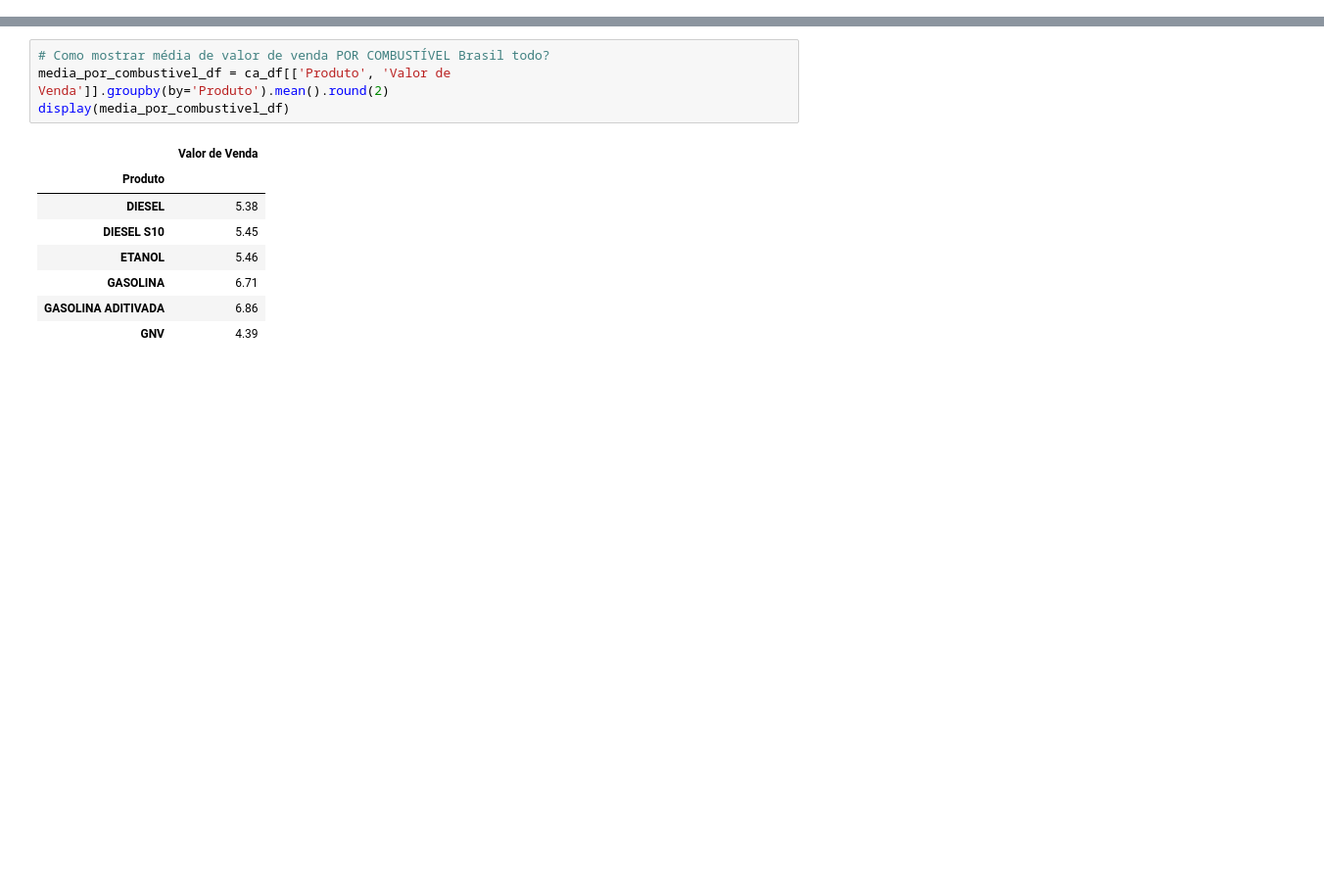
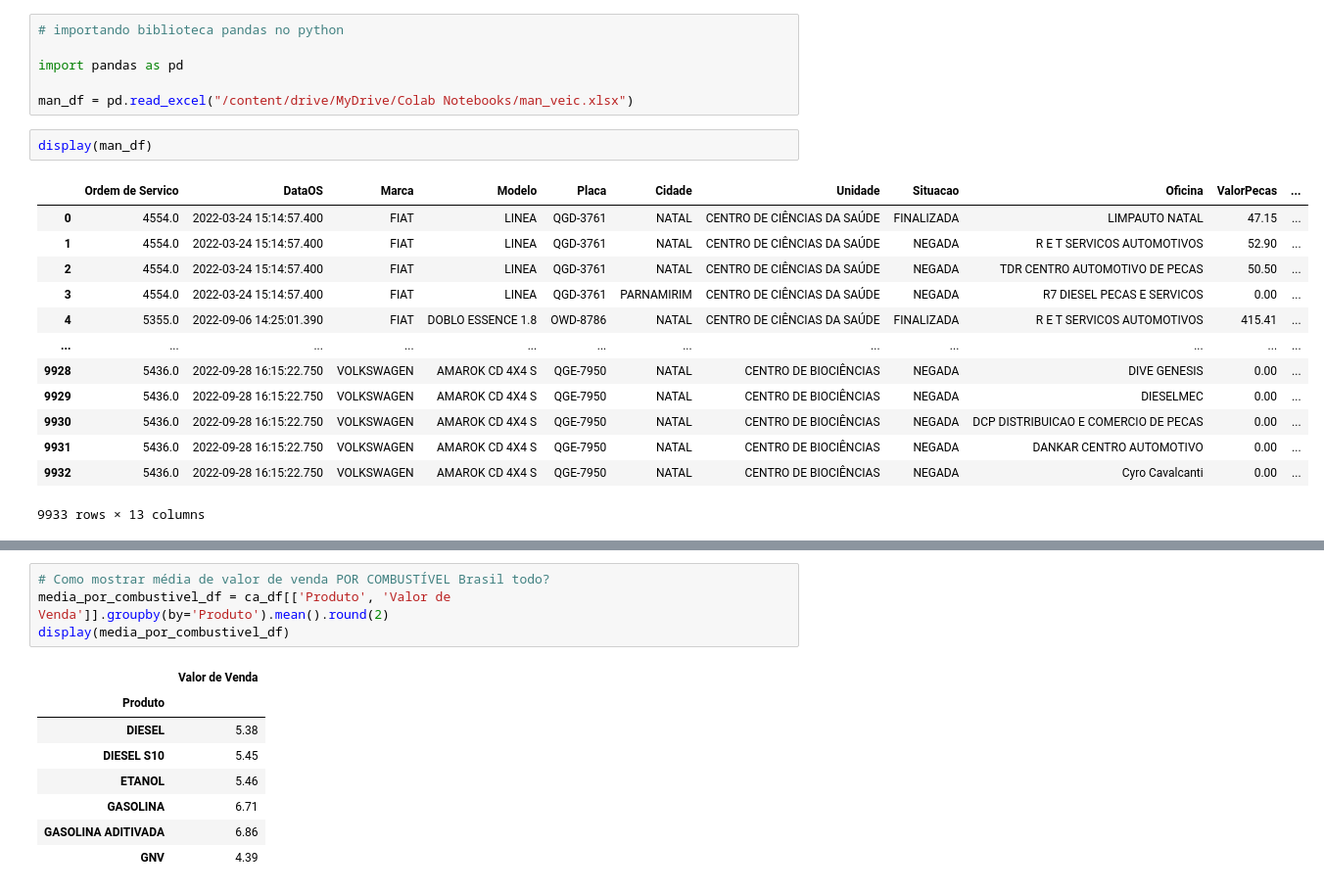
Before and after one commit to andersongiulliano/curso_extensao_pandas, a Jupyter notebook: PrimeiroExemploEmPandas.ipynb, the cells around one changed output, grey strips where cells are left out. Shown: that part at 98% size. Saved outputs shown, nothing was run; the diff lists cells and outputs as text; blank space fills up the shorter version.

```diff
--- a/PrimeiroExemploEmPandas.ipynb
+++ b/PrimeiroExemploEmPandas.ipynb
@@ -212,0 +11,22 @@ dtype: float64
+# %%
+# importando biblioteca pandas no python
+
+import pandas as pd
+
+man_df = pd.read_excel("/content/drive/MyDrive/Colab Notebooks/man_veic.xlsx")
+# %%
+display(man_df)
+# %% [output]
+|  | Ordem de Servico | DataOS | Marca | Modelo | Placa | Cidade | Unidade | Situacao | Oficina | ValorPecas | ... |
+| 0 | 4554.0 | 2022-03-24 15:14:57.400 | FIAT | LINEA | QGD-3761 | NATAL | CENTRO DE CIÊNCIAS DA SAÚDE | FINALIZADA | LIMPAUTO NATAL | 47.15 | ... |
+| 1 | 4554.0 | 2022-03-24 15:14:57.400 | FIAT | LINEA | QGD-3761 | NATAL | CENTRO DE CIÊNCIAS DA SAÚDE | NEGADA | R E T SERVICOS AUTOMOTIVOS | 52.90 | ... |
+| 2 | 4554.0 | 2022-03-24 15:14:57.400 | FIAT | LINEA | QGD-3761 | NATAL | CENTRO DE CIÊNCIAS DA SAÚDE | NEGADA | TDR CENTRO AUTOMOTIVO DE PECAS | 50.50 | ... |
+| 3 | 4554.0 | 2022-03-24 15:14:57.400 | FIAT | LINEA | QGD-3761 | PARNAMIRIM | CENTRO DE CIÊNCIAS DA SAÚDE | NEGADA | R7 DIESEL PECAS E SERVICOS | 0.00 | ... |
+| 4 | 5355.0 | 2022-09-06 14:25:01.390 | FIAT | DOBLO ESSENCE 1.8 | OWD-8786 | NATAL | CENTRO DE CIÊNCIAS DA SAÚDE | FINALIZADA | R E T SERVICOS AUTOMOTIVOS | 415.41 | ... |
+| ... | ... | ... | ... | ... | ... | ... | ... | ... | ... | ... | ... |
+| 9928 | 5436.0 | 2022-09-28 16:15:22.750 | VOLKSWAGEN | AMAROK CD 4X4 S | QGE-7950 | NATAL | CENTRO DE BIOCIÊNCIAS | NEGADA | DIVE GENESIS | 0.00 | ... |
+| 9929 | 5436.0 | 2022-09-28 16:15:22.750 | VOLKSWAGEN | AMAROK CD 4X4 S | QGE-7950 | NATAL | CENTRO DE BIOCIÊNCIAS | NEGADA | DIESELMEC | 0.00 | ... |
+| 9930 | 5436.0 | 2022-09-28 16:15:22.750 | VOLKSWAGEN | AMAROK CD 4X4 S | QGE-7950 | NATAL | CENTRO DE BIOCIÊNCIAS | NEGADA | DCP DISTRIBUICAO E COMERCIO DE PECAS | 0.00 | ... |
+| 9931 | 5436.0 | 2022-09-28 16:15:22.750 | VOLKSWAGEN | AMAROK CD 4X4 S | QGE-7950 | NATAL | CENTRO DE BIOCIÊNCIAS | NEGADA | DANKAR CENTRO AUTOMOTIVO | 0.00 | ... |
+| 9932 | 5436.0 | 2022-09-28 16:15:22.750 | VOLKSWAGEN | AMAROK CD 4X4 S | QGE-7950 | NATAL | CENTRO DE BIOCIÊNCIAS | NEGADA | Cyro Cavalcanti | 0.00 | ... |
+9933 rows × 13 columns
```
Also changed, not shown: parts of 33 cells of this notebook.
